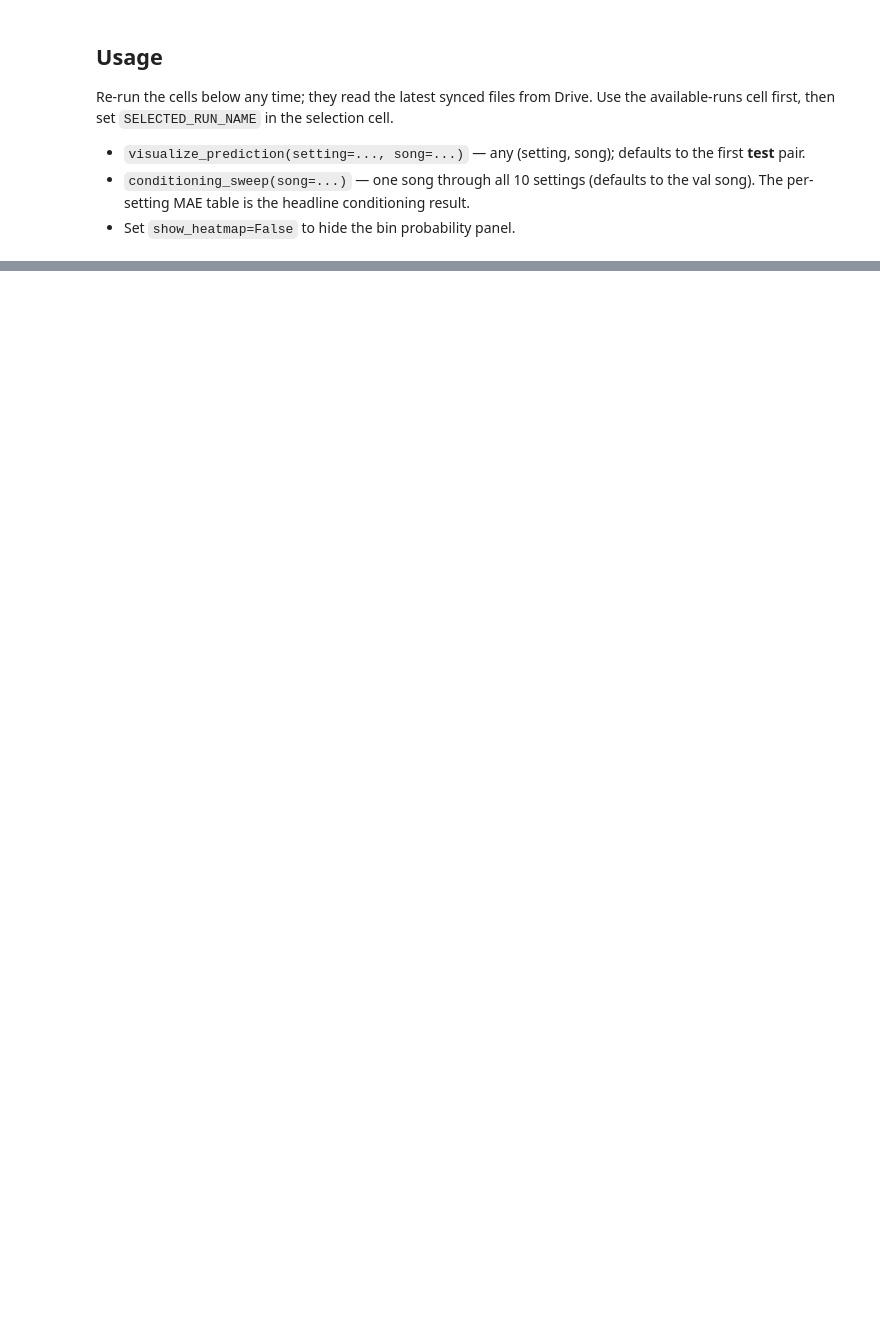
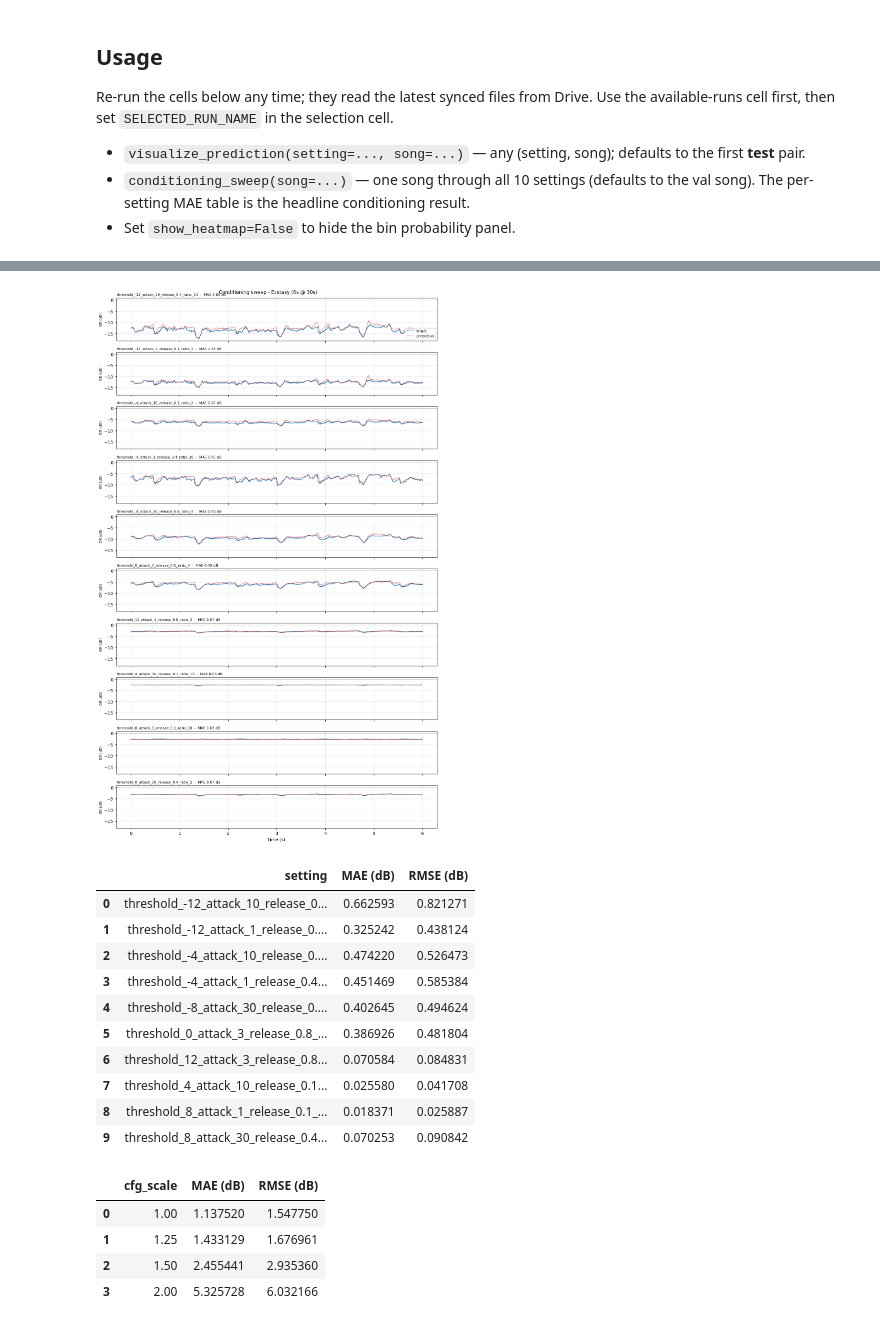
Before and after one commit to 5aola/Virtual-Analogue-Compressor-Modelling, a Jupyter notebook: 05_conditioning/eval_lstm_condlstm_gr_bins.ipynb, the cells around one changed output, grey strips where cells are left out. Drawn from its saved outputs; the diff is of its cells as text; code cells hidden in the pictures; blank space fills up the shorter version.

```diff
--- a/05_conditioning/eval_lstm_condlstm_gr_bins.ipynb
+++ b/05_conditioning/eval_lstm_condlstm_gr_bins.ipynb
@@ -363,15 +396,33 @@ _ = visualize_prediction(setting=setting, song=song, start_sec=30.0, duration_se
 # %%
 # Conditioning sweep: validation song through all 10 settings
-sweep_curves, sweep_df = conditioning_sweep(start_sec=30.0, duration_sec=60.0)
+sweep_curves, sweep_df = conditioning_sweep(start_sec=30.0, duration_sec=6.0)
 
 # Optional CFG sweep (runs trained with cond_dropout > 0)
 if SUPPORTS_CFG:
     cfg_rows = []
     for s in (1.0, 1.25, 1.5, 2.0):
         c = predict_gr_curves(TEST_PAIRS[0][1], TEST_PAIRS[0][0],
                               start_sec=30.0, duration_sec=60.0, cfg_scale=s)
         cfg_rows.append({"cfg_scale": s, "MAE (dB)": c["mae_db"], "RMSE (dB)": c["rmse_db"]})
     display(pd.DataFrame(cfg_rows))
+# %% [output]
+[figure, added]
+|  | setting | MAE (dB) | RMSE (dB) |
+| 0 | threshold_-12_attack_10_release_0... | 0.662593 | 0.821271 |
+| 1 | threshold_-12_attack_1_release_0.... | 0.325242 | 0.438124 |
+| 2 | threshold_-4_attack_10_release_0.... | 0.474220 | 0.526473 |
+| 3 | threshold_-4_attack_1_release_0.4... | 0.451469 | 0.585384 |
+| 4 | threshold_-8_attack_30_release_0.... | 0.402645 | 0.494624 |
+| 5 | threshold_0_attack_3_release_0.8_... | 0.386926 | 0.481804 |
+| 6 | threshold_12_attack_3_release_0.8... | 0.070584 | 0.084831 |
+| 7 | threshold_4_attack_10_release_0.1... | 0.025580 | 0.041708 |
+| 8 | threshold_8_attack_1_release_0.1_... | 0.018371 | 0.025887 |
+| 9 | threshold_8_attack_30_release_0.4... | 0.070253 | 0.090842 |
+|  | cfg_scale | MAE (dB) | RMSE (dB) |
+| 0 | 1.00 | 1.137520 | 1.547750 |
+| 1 | 1.25 | 1.433129 | 1.676961 |
+| 2 | 1.50 | 2.455441 | 2.935360 |
+| 3 | 2.00 | 5.325728 | 6.032166 |
 # %%
 # ── 7. Audio metrics on val & test splits (TRUE stateful streaming) ──
 # Streams each (song, setting) pair whole-song in chunks with BOTH recurrent
```
Also changed, not shown: parts of 8 cells of this notebook, 7 other files.
